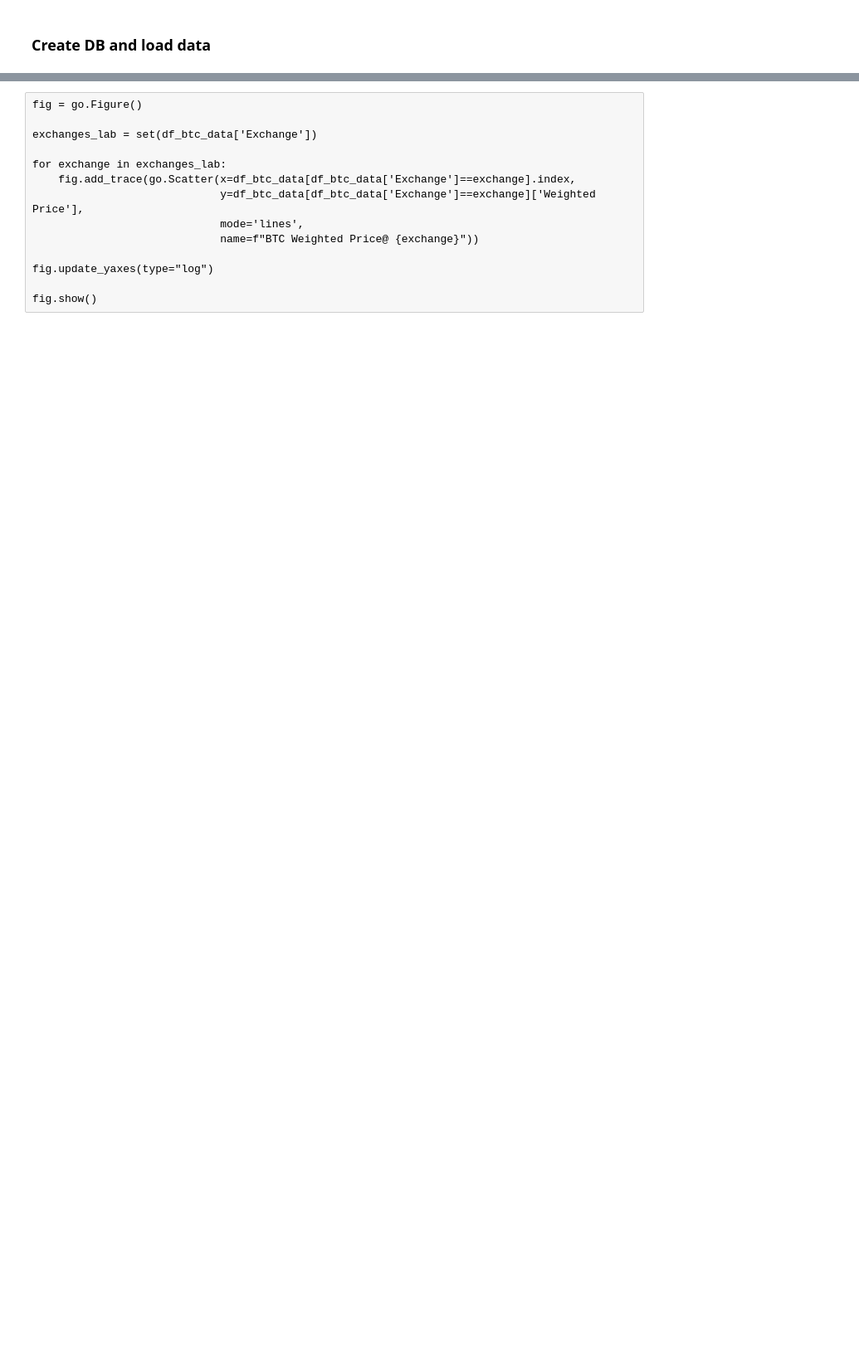
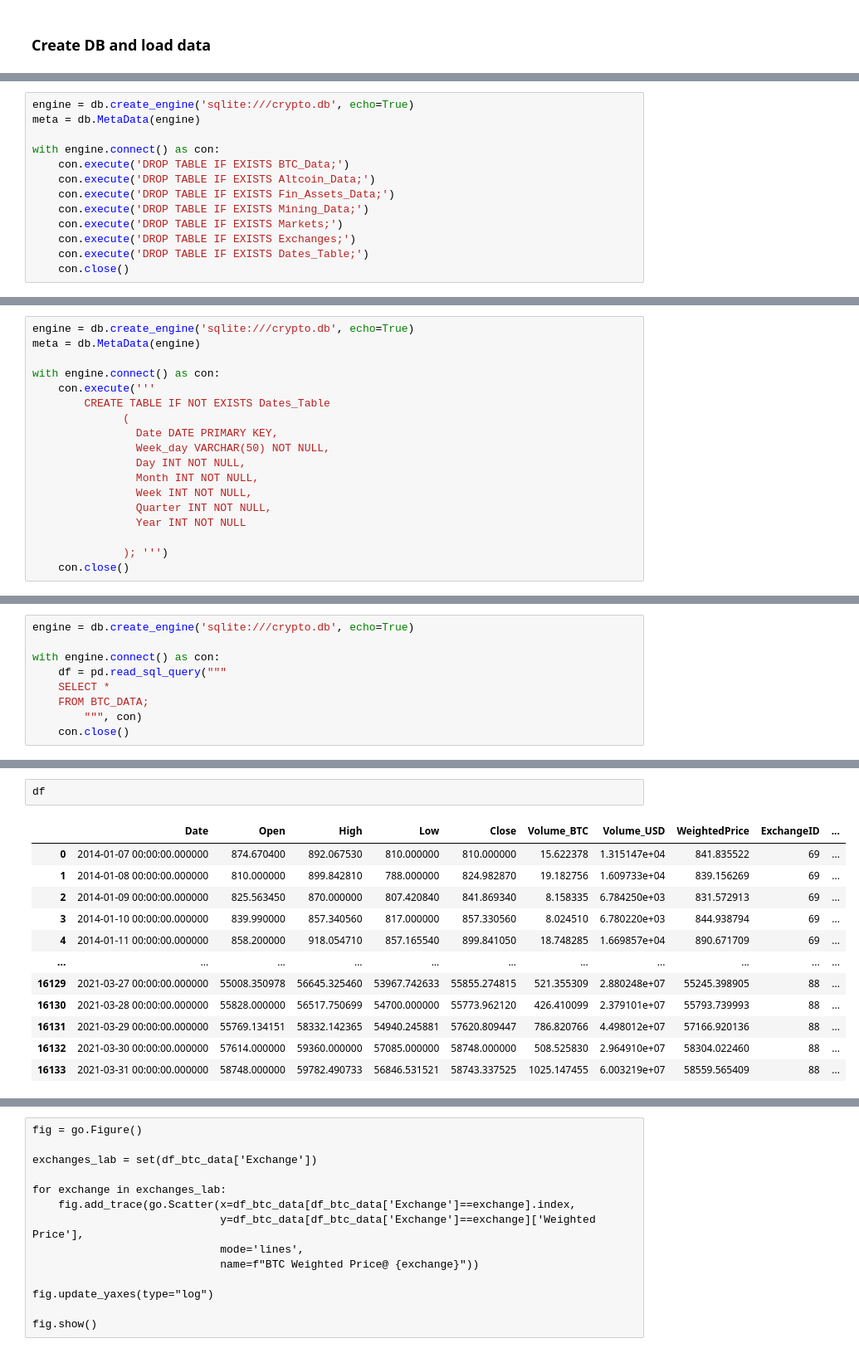
Before and after one commit to akosredey/crypto-project, a Jupyter notebook: 01_Crypto_EDA/01_Crypto_EDA.ipynb, the cells around one changed output, grey strips where cells are left out. Shown at 83% size. Drawn from its saved outputs; the diff is of its cells as text; blank space fills up the shorter version.

```diff
--- a/01_Crypto_EDA/01_Crypto_EDA.ipynb
+++ b/01_Crypto_EDA/01_Crypto_EDA.ipynb
@@ -1377,0 +1208,13 @@ inspector.get_table_names()
+# %%
+engine = db.create_engine('sqlite:///crypto.db', echo=True)
+meta = db.MetaData(engine)
+
+with engine.connect() as con:
+    con.execute('DROP TABLE IF EXISTS BTC_Data;')
+    con.execute('DROP TABLE IF EXISTS Altcoin_Data;')
+    con.execute('DROP TABLE IF EXISTS Fin_Assets_Data;')
+    con.execute('DROP TABLE IF EXISTS Mining_Data;')
+    con.execute('DROP TABLE IF EXISTS Markets;')
+    con.execute('DROP TABLE IF EXISTS Exchanges;')
+    con.execute('DROP TABLE IF EXISTS Dates_Table;')
+    con.close()
@@ -1377,0 +1493,18 @@ inspector.get_table_names()
+# %%
+engine = db.create_engine('sqlite:///crypto.db', echo=True)
+meta = db.MetaData(engine)
+
+with engine.connect() as con:
+    con.execute('''
+        CREATE TABLE IF NOT EXISTS Dates_Table
+              (
+                Date DATE PRIMARY KEY,
+                Week_day VARCHAR(50) NOT NULL,
+                Day INT NOT NULL,
+                Month INT NOT NULL,
+                Week INT NOT NULL,
+                Quarter INT NOT NULL,
+                Year INT NOT NULL
+
+              ); ''')
+    con.close()
@@ -1377,0 +1561,9 @@ inspector.get_table_names()
+# %%
+engine = db.create_engine('sqlite:///crypto.db', echo=True)
+
+with engine.connect() as con:
+    df = pd.read_sql_query("""
+    SELECT *
+    FROM BTC_DATA;
+        """, con)
+    con.close()
@@ -1377,0 +1576,15 @@ inspector.get_table_names()
+# %%
+df
+# %% [output]
+|  | Date | Open | High | Low | Close | Volume_BTC | Volume_USD | WeightedPrice | ExchangeID | ... |
+| 0 | 2014-01-07 00:00:00.000000 | 874.670400 | 892.067530 | 810.000000 | 810.000000 | 15.622378 | 1.315147e+04 | 841.835522 | 69 | ... |
+| 1 | 2014-01-08 00:00:00.000000 | 810.000000 | 899.842810 | 788.000000 | 824.982870 | 19.182756 | 1.609733e+04 | 839.156269 | 69 | ... |
+| 2 | 2014-01-09 00:00:00.000000 | 825.563450 | 870.000000 | 807.420840 | 841.869340 | 8.158335 | 6.784250e+03 | 831.572913 | 69 | ... |
+| 3 | 2014-01-10 00:00:00.000000 | 839.990000 | 857.340560 | 817.000000 | 857.330560 | 8.024510 | 6.780220e+03 | 844.938794 | 69 | ... |
+| 4 | 2014-01-11 00:00:00.000000 | 858.200000 | 918.054710 | 857.165540 | 899.841050 | 18.748285 | 1.669857e+04 | 890.671709 | 69 | ... |
+| ... | ... | ... | ... | ... | ... | ... | ... | ... | ... | ... |
+| 16129 | 2021-03-27 00:00:00.000000 | 55008.350978 | 56645.325460 | 53967.742633 | 55855.274815 | 521.355309 | 2.880248e+07 | 55245.398905 | 88 | ... |
+| 16130 | 2021-03-28 00:00:00.000000 | 55828.000000 | 56517.750699 | 54700.000000 | 55773.962120 | 426.410099 | 2.379101e+07 | 55793.739993 | 88 | ... |
+| 16131 | 2021-03-29 00:00:00.000000 | 55769.134151 | 58332.142365 | 54940.245881 | 57620.809447 | 786.820766 | 4.498012e+07 | 57166.920136 | 88 | ... |
+| 16132 | 2021-03-30 00:00:00.000000 | 57614.000000 | 59360.000000 | 57085.000000 | 58748.000000 | 508.525830 | 2.964910e+07 | 58304.022460 | 88 | ... |
+| 16133 | 2021-03-31 00:00:00.000000 | 58748.000000 | 59782.490733 | 56846.531521 | 58743.337525 | 1025.147455 | 6.003219e+07 | 58559.565409 | 88 | ... |
```
Also changed, not shown: parts of 25 cells of this notebook, 2 other files.
